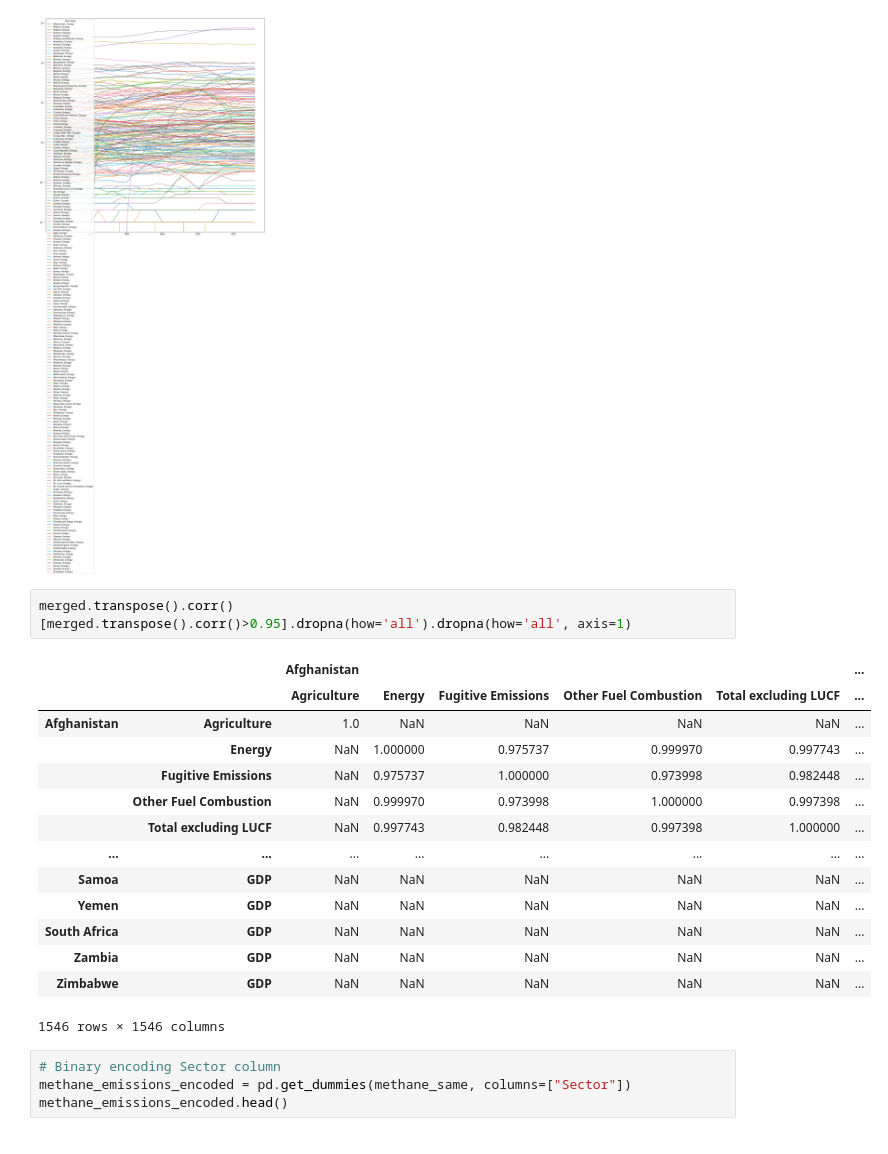
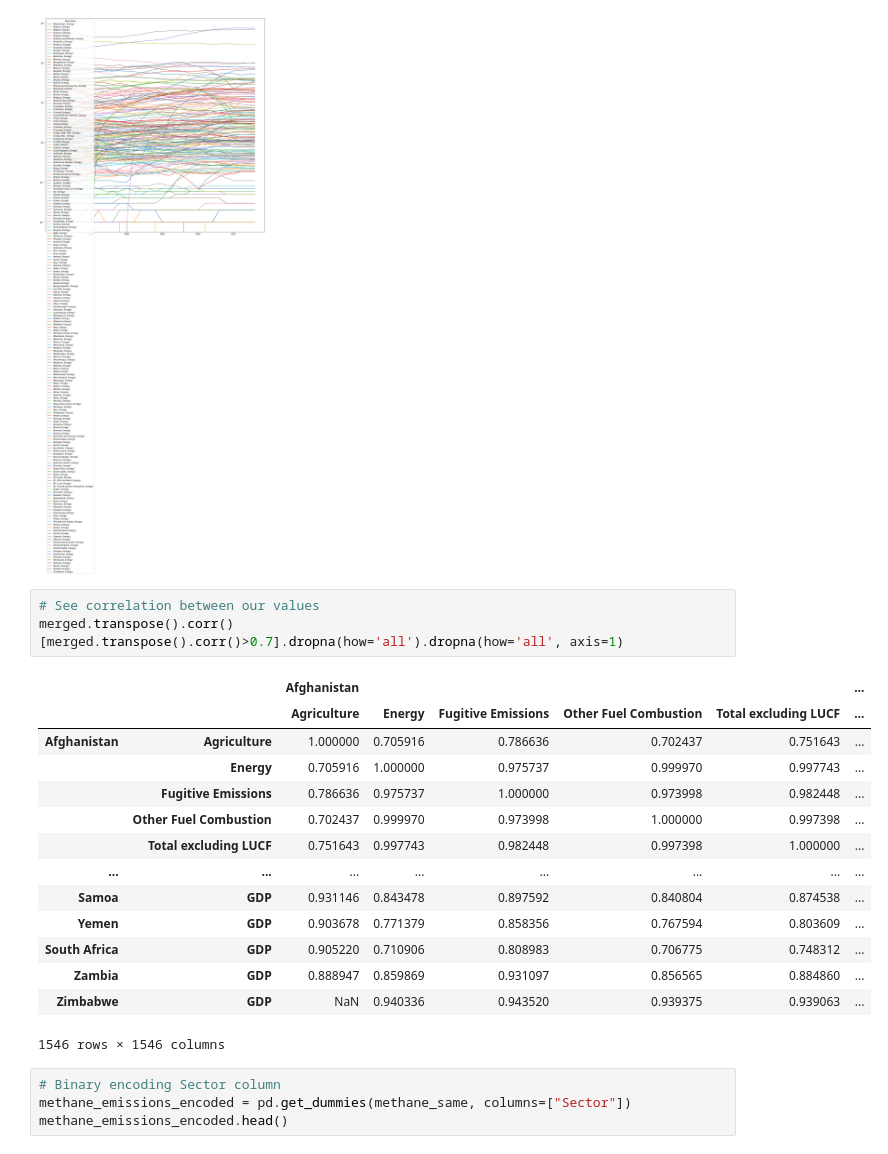
Before and after one commit to OxanaDrotieva/Methane_emissions_analysis, a Jupyter notebook: methane-emissions.ipynb, the cells around one changed output. Drawn from its saved outputs; the diff is of its cells as text.

```diff
--- a/methane-emissions.ipynb
+++ b/methane-emissions.ipynb
@@ -373,21 +374,22 @@ merged.xs('Energy', level=1, drop_level=False).iloc[:,::-1].transpose().plot(kin
 <AxesSubplot:>
 [figure]
 # %%
-merged.transpose().corr()[merged.transpose().corr()>0.95].dropna(how='all').dropna(how='all', axis=1)
+# See correlation between our values
+merged.transpose().corr()[merged.transpose().corr()>0.7].dropna(how='all').dropna(how='all', axis=1)
 # %% [output]
 |  |  | Afghanistan |  |  |  |  | ... |
 |  |  | Agriculture | Energy | Fugitive Emissions | Other Fuel Combustion | Total excluding LUCF | ... |
-| Afghanistan | Agriculture | 1.0 | NaN | NaN | NaN | NaN | ... |
-|  | Energy | NaN | 1.000000 | 0.975737 | 0.999970 | 0.997743 | ... |
-|  | Fugitive Emissions | NaN | 0.975737 | 1.000000 | 0.973998 | 0.982448 | ... |
-|  | Other Fuel Combustion | NaN | 0.999970 | 0.973998 | 1.000000 | 0.997398 | ... |
-|  | Total excluding LUCF | NaN | 0.997743 | 0.982448 | 0.997398 | 1.000000 | ... |
+| Afghanistan | Agriculture | 1.000000 | 0.705916 | 0.786636 | 0.702437 | 0.751643 | ... |
+|  | Energy | 0.705916 | 1.000000 | 0.975737 | 0.999970 | 0.997743 | ... |
+|  | Fugitive Emissions | 0.786636 | 0.975737 | 1.000000 | 0.973998 | 0.982448 | ... |
+|  | Other Fuel Combustion | 0.702437 | 0.999970 | 0.973998 | 1.000000 | 0.997398 | ... |
+|  | Total excluding LUCF | 0.751643 | 0.997743 | 0.982448 | 0.997398 | 1.000000 | ... |
 | ... | ... | ... | ... | ... | ... | ... | ... |
-| Samoa | GDP | NaN | NaN | NaN | NaN | NaN | ... |
-| Yemen | GDP | NaN | NaN | NaN | NaN | NaN | ... |
-| South Africa | GDP | NaN | NaN | NaN | NaN | NaN | ... |
-| Zambia | GDP | NaN | NaN | NaN | NaN | NaN | ... |
-| Zimbabwe | GDP | NaN | NaN | NaN | NaN | NaN | ... |
+| Samoa | GDP | 0.931146 | 0.843478 | 0.897592 | 0.840804 | 0.874538 | ... |
+| Yemen | GDP | 0.903678 | 0.771379 | 0.858356 | 0.767594 | 0.803609 | ... |
+| South Africa | GDP | 0.905220 | 0.710906 | 0.808983 | 0.706775 | 0.748312 | ... |
+| Zambia | GDP | 0.888947 | 0.859869 | 0.931097 | 0.856565 | 0.884860 | ... |
+| Zimbabwe | GDP | NaN | 0.940336 | 0.943520 | 0.939375 | 0.939063 | ... |
 1546 rows × 1546 columns
 # %%
 # Binary encoding Sector column
```
Also changed, not shown: parts of 1 cell of this notebook.
